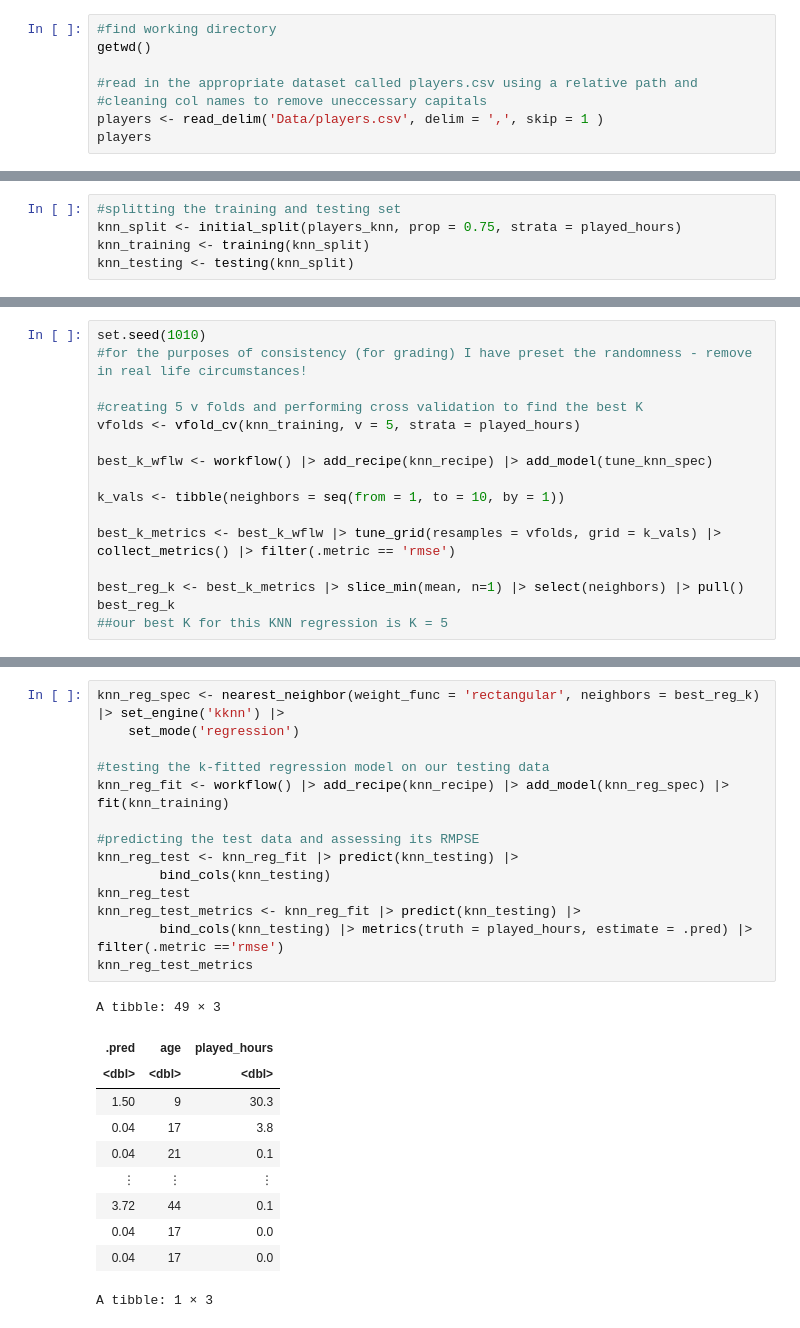
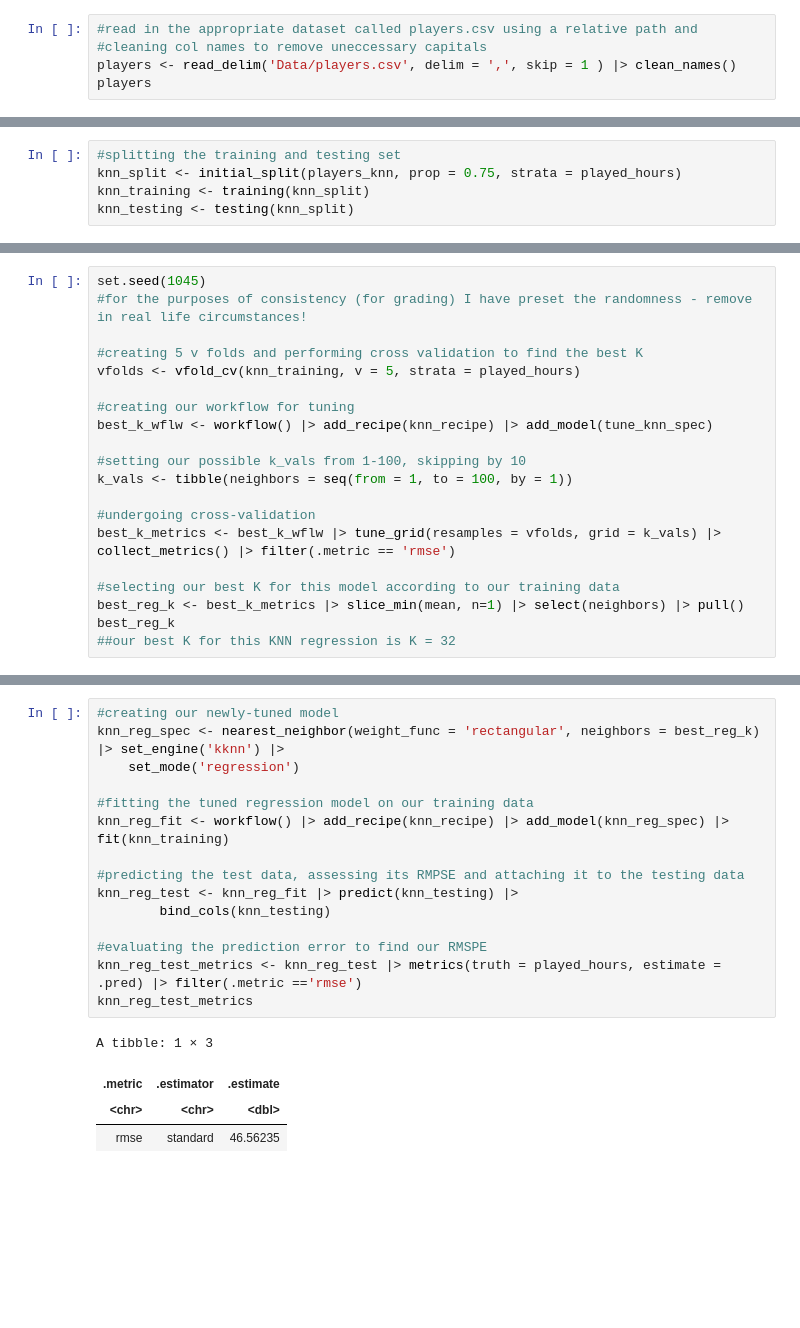
Before and after one commit to Lmcewe01/dsci-100-2025-LM-project, a Jupyter notebook: Analyses.ipynb, the cells around one changed output, grey strips where cells are left out. Cells and saved outputs as stored; diff of their text form; blank space fills up the shorter version.

```diff
--- a/Analyses.ipynb
+++ b/Analyses.ipynb
@@ -21,9 +44,6 @@ options(repr.matrix.max.rows = 6)
 # %%
-#find working directory
-getwd()
-
 #read in the appropriate dataset called players.csv using a relative path and
 #cleaning col names to remove uneccessary capitals
-players <- read_delim('Data/players.csv', delim = ',', skip = 1 )
+players <- read_delim('Data/players.csv', delim = ',', skip = 1 ) |> clean_names()
 players
 # %% [output]
@@ -181,17 +210,21 @@ tune_knn_spec <- nearest_neighbor(weight_func = 'rectangular', neighbors = tune(
 # %%
-set.seed(1010)
+set.seed(1045)
 #for the purposes of consistency (for grading) I have preset the randomness - remove in real life circumstances!
 
 #creating 5 v folds and performing cross validation to find the best K
 vfolds <- vfold_cv(knn_training, v = 5, strata = played_hours)
 
+#creating our workflow for tuning
 best_k_wflw <- workflow() |> add_recipe(knn_recipe) |> add_model(tune_knn_spec)
 
-k_vals <- tibble(neighbors = seq(from = 1, to = 10, by = 1))
+#setting our possible k_vals from 1-100, skipping by 10
+k_vals <- tibble(neighbors = seq(from = 1, to = 100, by = 1))
 
+#undergoing cross-validation
 best_k_metrics <- best_k_wflw |> tune_grid(resamples = vfolds, grid = k_vals) |> collect_metrics() |> filter(.metric == 'rmse')
 
+#selecting our best K for this model according to our training data
 best_reg_k <- best_k_metrics |> slice_min(mean, n=1) |> select(neighbors) |> pull()
 best_reg_k
-##our best K for this KNN regression is K = 5
+##our best K for this KNN regression is K = 32
 # %% [output]
@@ -201,26 +234,20 @@ Now that we have found our best K value (5), we will create a new tuned model an
 # %%
+#creating our newly-tuned model
 knn_reg_spec <- nearest_neighbor(weight_func = 'rectangular', neighbors = best_reg_k) |> set_engine('kknn') |>
     set_mode('regression')
 
-#testing the k-fitted regression model on our testing data
+#fitting the tuned regression model on our training data
 knn_reg_fit <- workflow() |> add_recipe(knn_recipe) |> add_model(knn_reg_spec) |> fit(knn_training)
 
-#predicting the test data and assessing its RMPSE
+#predicting the test data, assessing its RMPSE and attaching it to the testing data
 knn_reg_test <- knn_reg_fit |> predict(knn_testing) |>
         bind_cols(knn_testing)
-knn_reg_test
-knn_reg_test_metrics <- knn_reg_fit |> predict(knn_testing) |>
-        bind_cols(knn_testing) |> metrics(truth = played_hours, estimate = .pred) |> filter(.metric =='rmse')
+
+#evaluating the prediction error to find our RMSPE
+knn_reg_test_metrics <- knn_reg_test |> metrics(truth = played_hours, estimate = .pred) |> filter(.metric =='rmse')
 knn_reg_test_metrics
 # %% [output]
-A tibble: 49 × 3
+A tibble: 1 × 3
-| .pred | age | played_hours |
-| <dbl> | <dbl> | <dbl> |
-| 1.50 | 9 | 30.3 |
-| 0.04 | 17 | 3.8 |
-| 0.04 | 21 | 0.1 |
-| ⋮ | ⋮ | ⋮ |
-| 3.72 | 44 | 0.1 |
-| 0.04 | 17 | 0.0 |
-| 0.04 | 17 | 0.0 |
+| .metric | .estimator | .estimate |
+| <chr> | <chr> | <dbl> |
+| rmse | standard | 46.56235 |
-A tibble: 1 × 3
```
Also changed, not shown: parts of 24 cells of this notebook.
